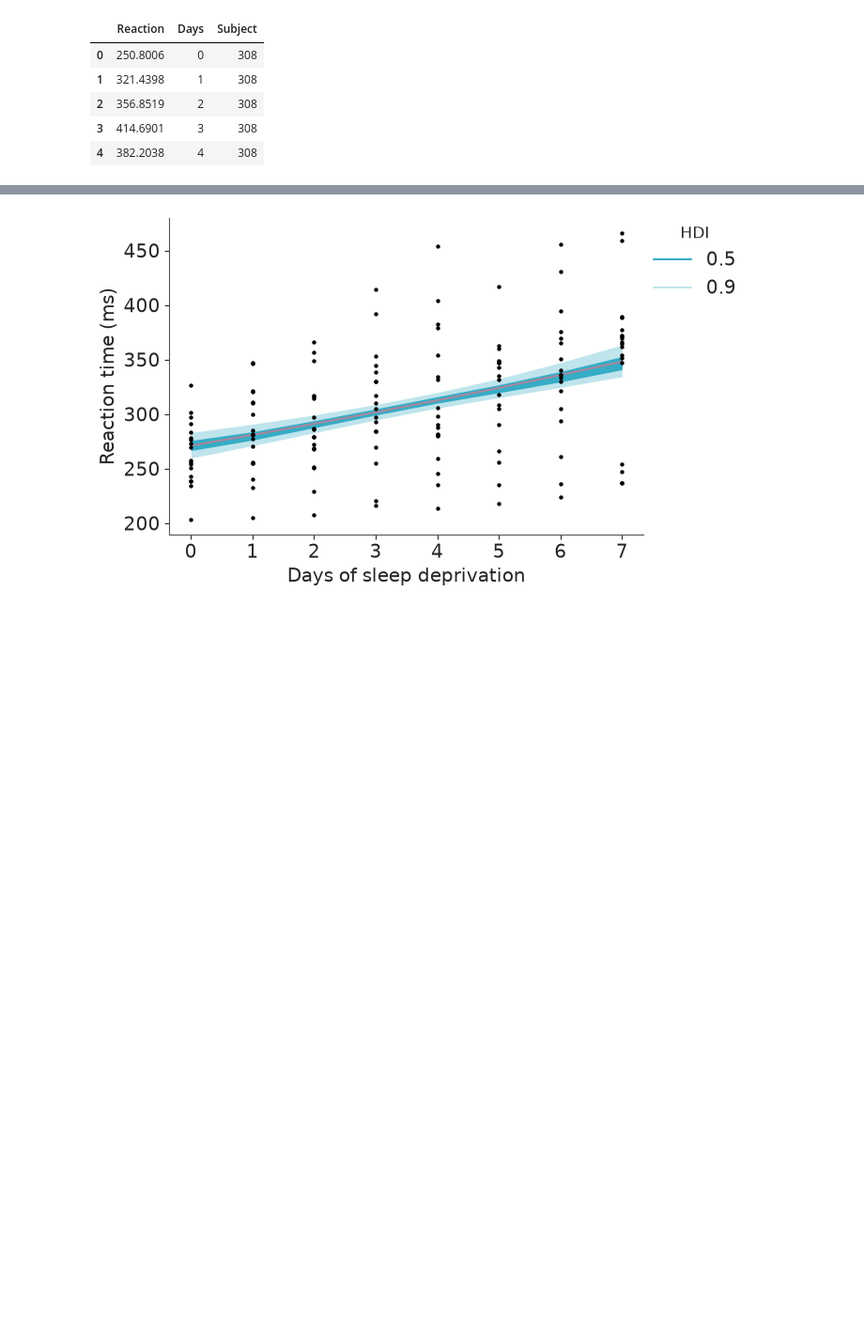
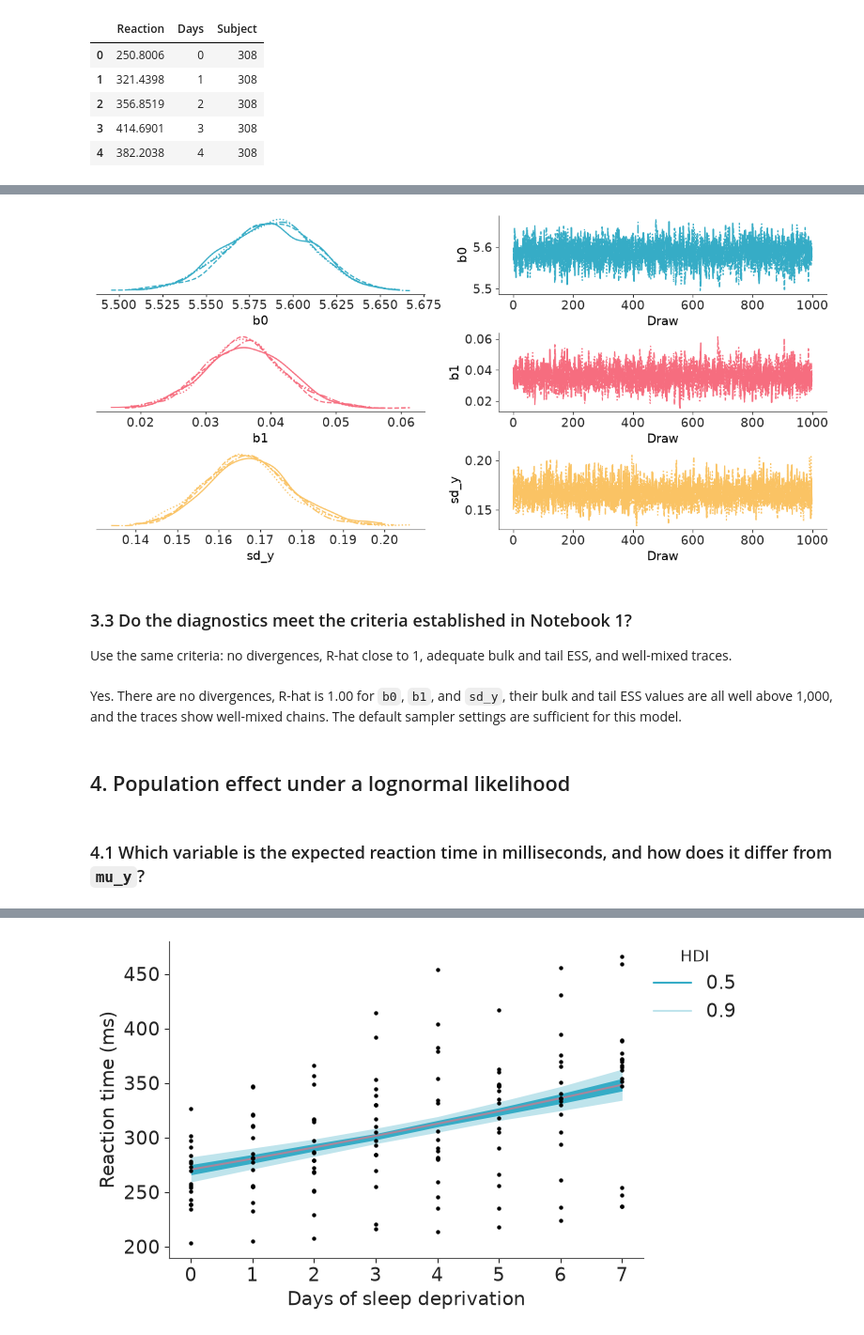
Before and after one commit to opherdonchin/BayesShortCourse, a Jupyter notebook: sleep/solved/06_lognormal_regression.ipynb, the cells around one changed output, grey strips where cells are left out. Shown at 94% size. Saved outputs shown, nothing was run; the diff lists cells and outputs as text; code cells hidden in the pictures; blank space fills up the shorter version.

```diff
--- a/sleep/solved/06_lognormal_regression.ipynb
+++ b/sleep/solved/06_lognormal_regression.ipynb
@@ -272,0 +404,14 @@ This plot shows posterior uncertainty in the population-average expected reactio
+# %%
+azp.plot_trace_dist(idata, var_names=["b0", "b1", "sd_y"]);
+# %% [output]
+[figure, added]
+# %% [markdown]
+### 3.3 Do the diagnostics meet the criteria established in Notebook 1?
+
+Use the same criteria: no divergences, R-hat close to 1, adequate bulk and tail ESS, and well-mixed traces.
+# %% [markdown]
+Yes. There are no divergences, R-hat is 1.00 for `b0`, `b1`, and `sd_y`, their bulk and tail ESS values are all well above 1,000, and the traces show well-mixed chains. The default sampler settings are sufficient for this model.
+# %% [markdown]
+## 4. Population effect under a lognormal likelihood
+# %% [markdown]
+### 4.1 Which variable is the expected reaction time in milliseconds, and how does it differ from `mu_y`?
```
Also changed, not shown: parts of 99 cells of this notebook, 3 other files.
